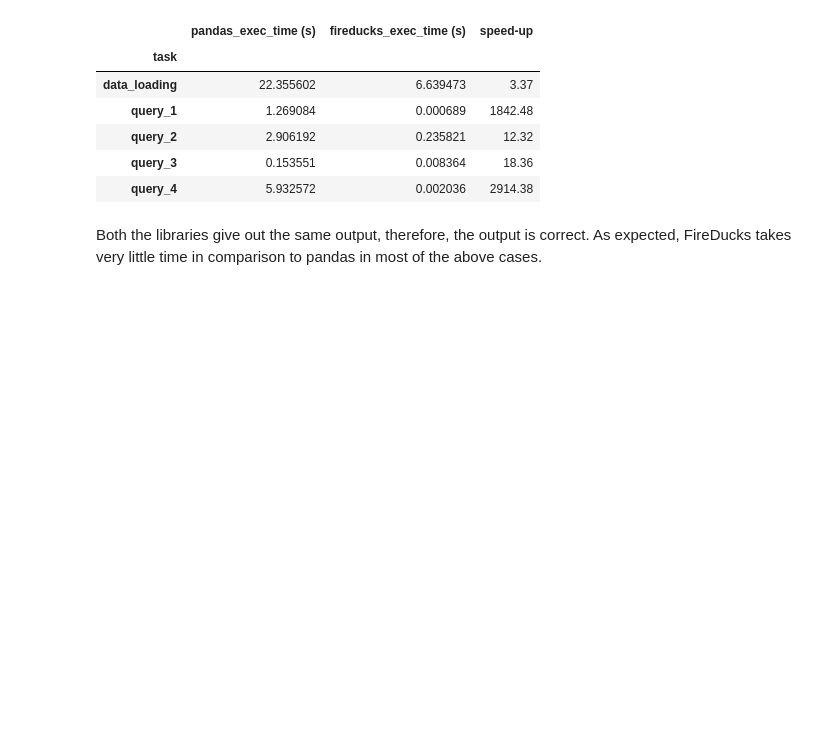
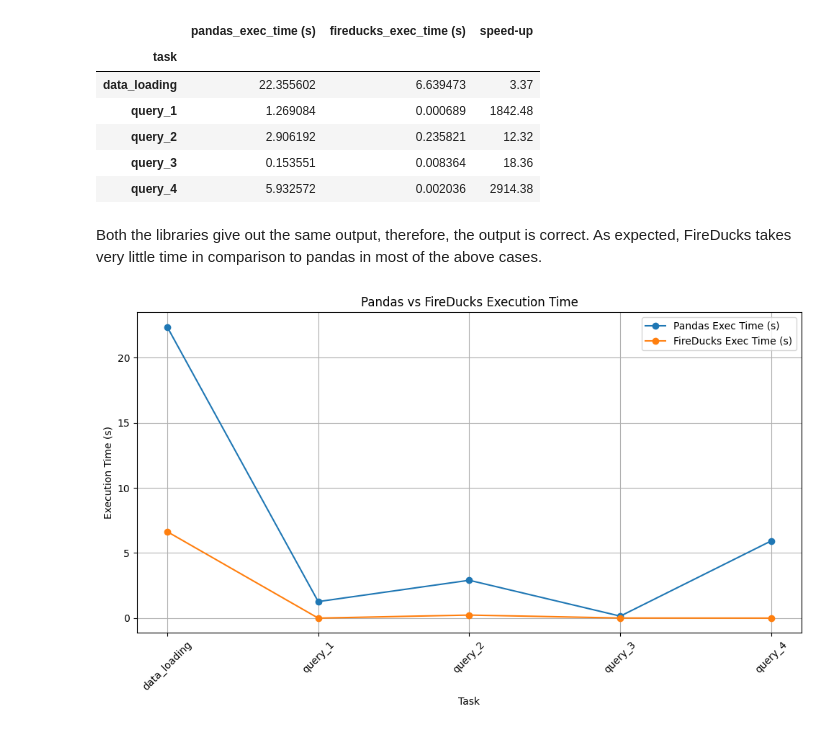
Before and after one commit to rajeshmore1/Performance---Fireducks-Vs-Pandas, a Jupyter notebook: Fireducks_Vs_Pandas.ipynb, the cells around one changed output. Cells and saved outputs as stored; diff of their text form; code cells hidden in the pictures; blank space fills up the shorter version.

```diff
--- a/Fireducks_Vs_Pandas.ipynb
+++ b/Fireducks_Vs_Pandas.ipynb
@@ -485,3 +485,39 @@ eval_df
 | query_4 | 5.932572 | 0.002036 | 2914.38 |
 # %% [markdown]
 Both the libraries give out the same output, therefore, the output is correct. As expected, FireDucks takes very little time in comparison to pandas in most of the above cases.
+# %%
+import pandas as pd
+import matplotlib.pyplot as plt
+
+# Creating the dataframe based on the image data
+data = {
+    "task": ["data_loading", "query_1", "query_2", "query_3", "query_4"],
+    "pandas_exec_time (s)": [22.355602, 1.269084, 2.906192, 0.153551, 5.932572],
+    "fireducks_exec_time (s)": [6.639473, 0.000689, 0.235821, 0.008364, 0.002036],
+    "speed-up": [3.37, 1842.48, 12.32, 18.36, 2914.38]
+}
+
+df = pd.DataFrame(data)
+
+# Plotting the graph for better visualization
+fig, ax = plt.subplots(figsize=(10, 6))
+
+# Plot execution times
+ax.plot(df["task"], df["pandas_exec_time (s)"], label="Pandas Exec Time (s)", marker="o")
+ax.plot(df["task"], df["fireducks_exec_time (s)"], label="FireDucks Exec Time (s)", marker="o")
+
+# Labeling
+ax.set_xlabel("Task")
+ax.set_ylabel("Execution Time (s)")
+ax.set_title("Pandas vs FireDucks Execution Time")
+ax.legend()
+
+# Show grid for clarity
+ax.grid(True)
+
+# Display the plot
+plt.xticks(rotation=45)
+plt.tight_layout()
+plt.show()
+# %% [output]
+[figure, added]
```
Also changed, not shown: parts of 1 cell of this notebook.
